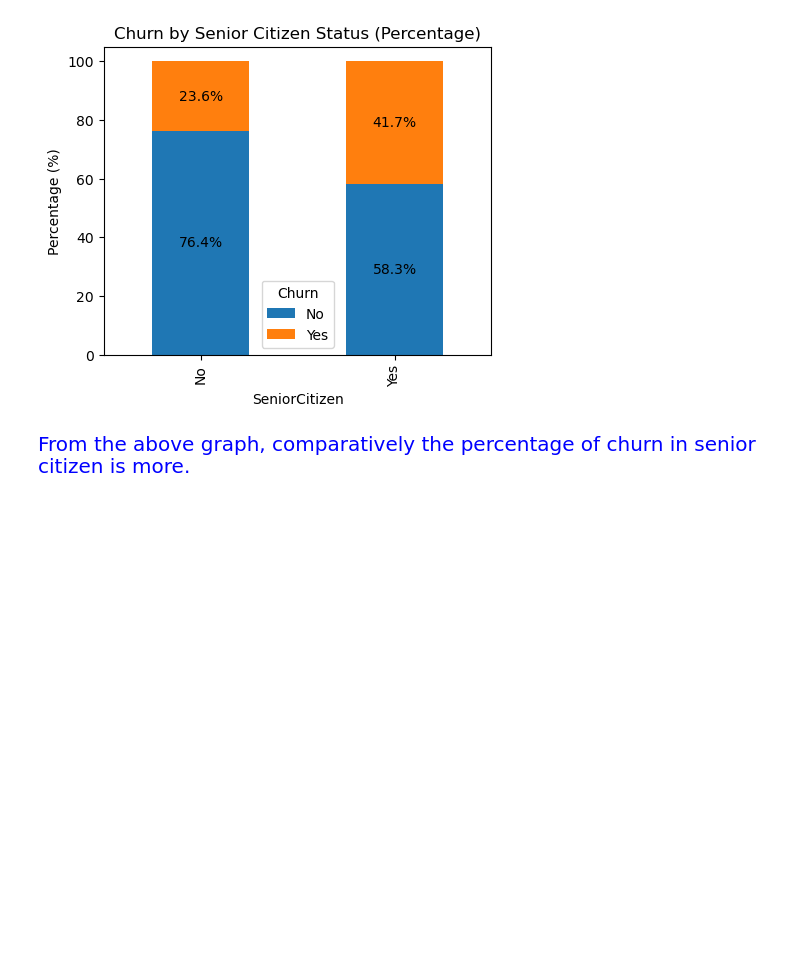
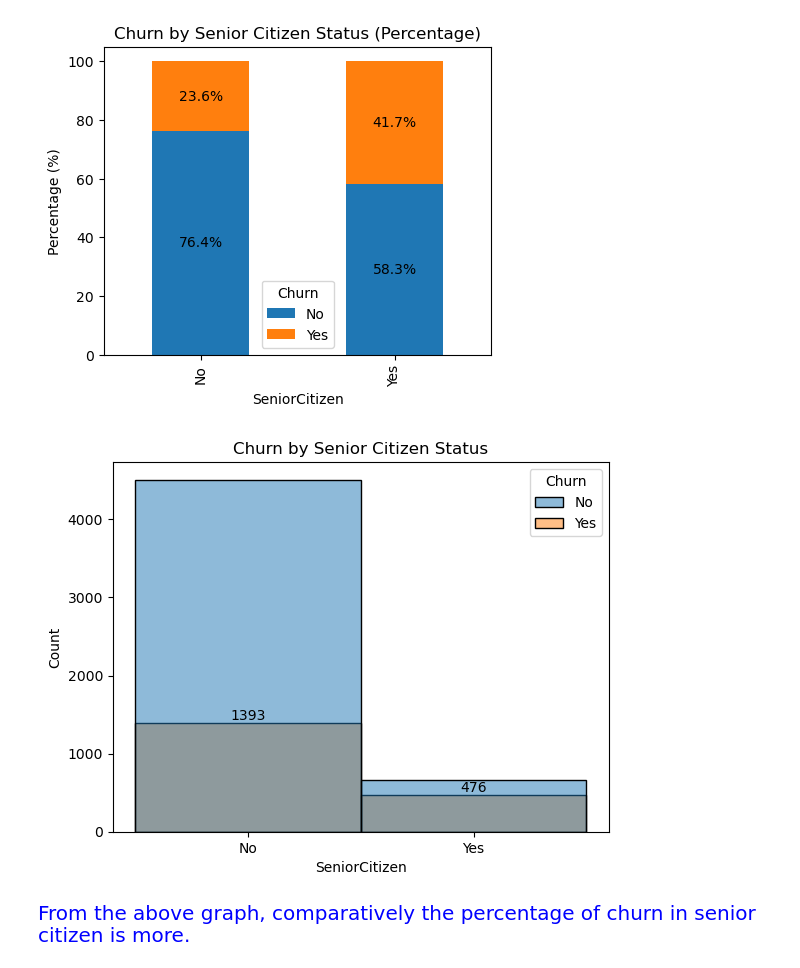
Before and after one commit to Kartika-Nidhi/DS_projects, a Jupyter notebook: EDA.ipynb, the cells around one changed output. Cells and saved outputs as stored; diff of their text form; code cells hidden in the pictures; blank space fills up the shorter version.

```diff
--- a/EDA.ipynb
+++ b/EDA.ipynb
@@ -202,5 +202,12 @@ for p in ax.patches:
 plt.show()
 # %% [output]
 [figure]
+# %%
+ax = sns.histplot(x='SeniorCitizen', data = data, hue = 'Churn')
+ax.bar_label(ax.containers[0])
+plt.title("Churn by Senior Citizen Status")
+plt.show()
+# %% [output]
+[figure, added]
 # %% [markdown]
 <div style = "color:blue; font-size:20px">From the above graph, comparatively the percentage of churn in senior citizen is more.
```
Also changed, not shown: parts of 6 cells of this notebook.
